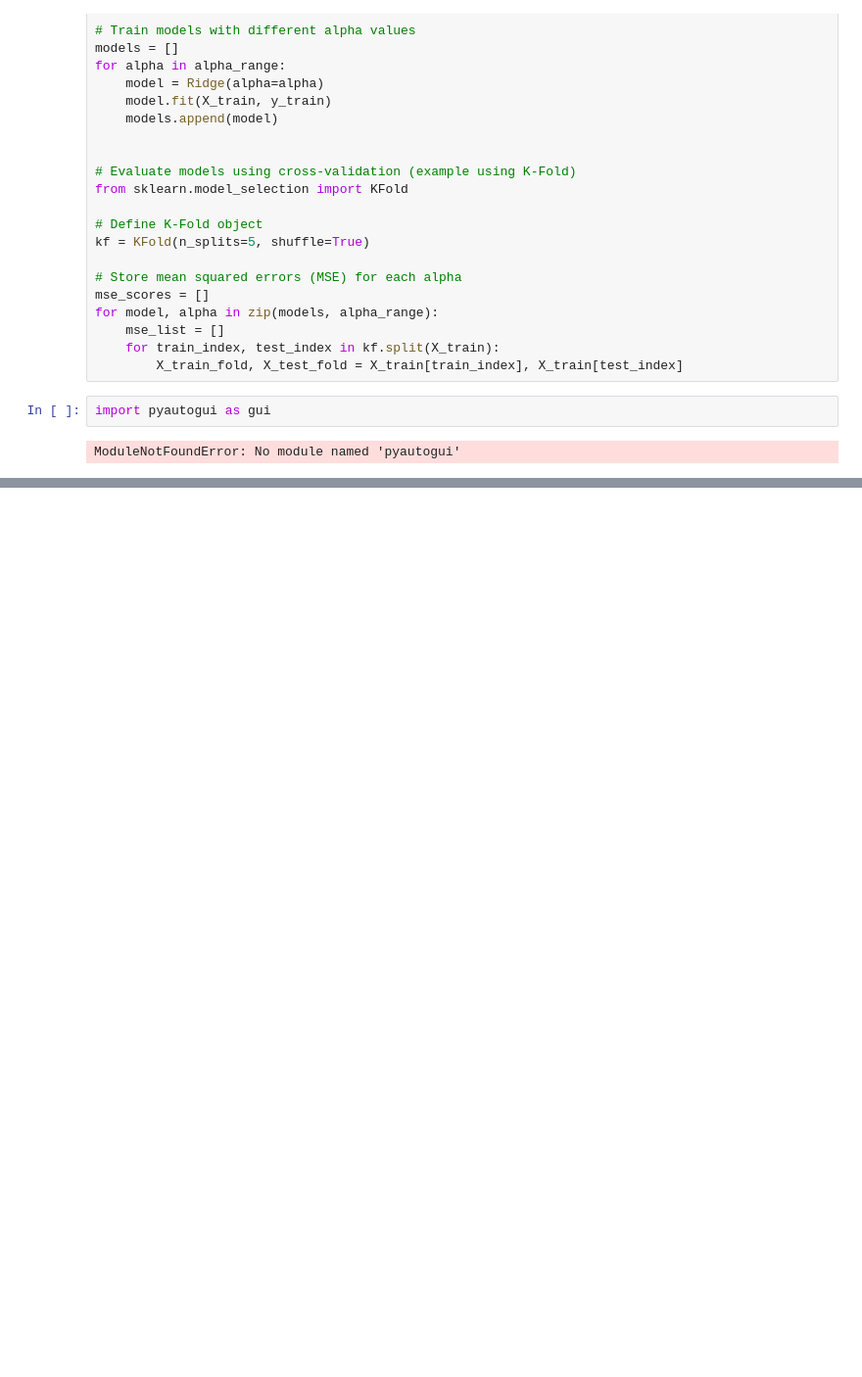
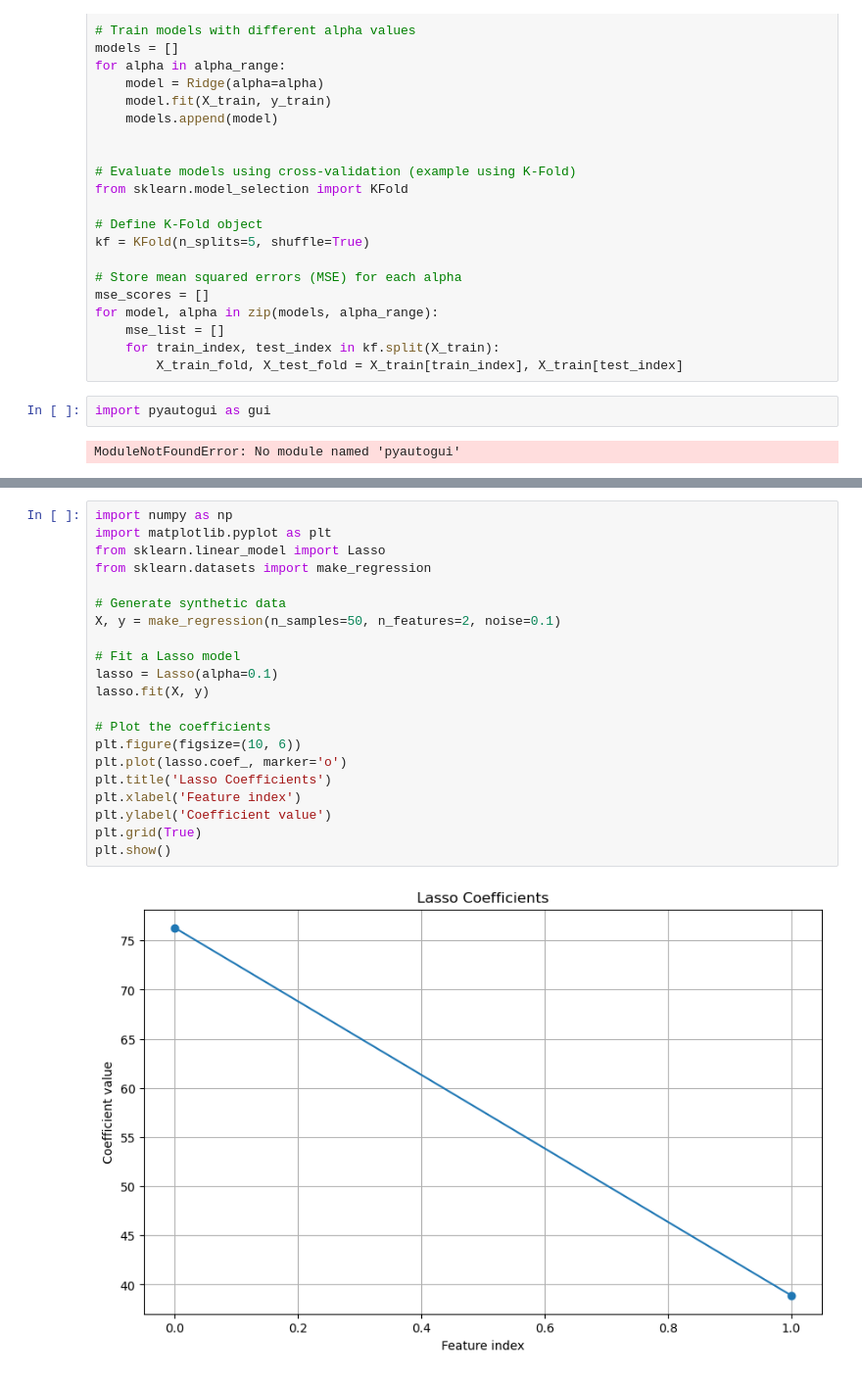
Before and after one commit to Harsimranjit2004/Machine-Learning, a Jupyter notebook: plot.ipynb, the cells around one changed output, grey strips where cells are left out. Shown at 98% size. Saved outputs shown, nothing was run; the diff lists cells and outputs as text; blank space fills up the shorter version.

```diff
--- a/plot.ipynb
+++ b/plot.ipynb
@@ -760,0 +793,23 @@ plt.savefig("l2-norm-reg.png")
+# %%
+import numpy as np
+import matplotlib.pyplot as plt
+from sklearn.linear_model import Lasso
+from sklearn.datasets import make_regression
+
+# Generate synthetic data
+X, y = make_regression(n_samples=50, n_features=2, noise=0.1)
+
+# Fit a Lasso model
+lasso = Lasso(alpha=0.1)
+lasso.fit(X, y)
+
+# Plot the coefficients
+plt.figure(figsize=(10, 6))
+plt.plot(lasso.coef_, marker='o')
+plt.title('Lasso Coefficients')
+plt.xlabel('Feature index')
+plt.ylabel('Coefficient value')
+plt.grid(True)
+plt.show()
+# %% [output]
+[figure, added]
```
Also changed, not shown: parts of 11 cells of this notebook, 1 other file.
